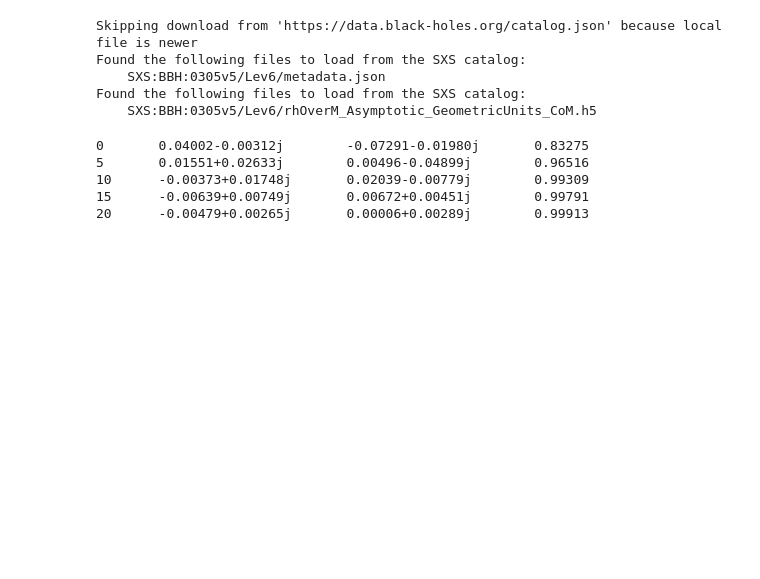
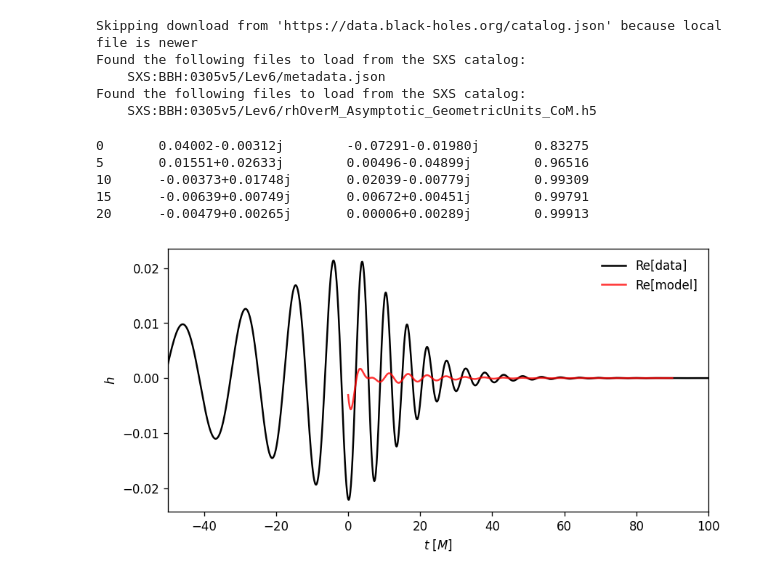
Before and after one commit to eliotfinch/qnmfits, a Jupyter notebook: examples/code_comparison.ipynb, the cells around one changed output. Drawn from its saved outputs; the diff is of its cells as text; code cells hidden in the pictures; blank space fills up the shorter version.

```diff
--- a/examples/code_comparison.ipynb
+++ b/examples/code_comparison.ipynb
@@ -54,5 +54,7 @@ result_0 = qnmfits.ringdown_fit(
     T=90
 )
 # %%
-qnmfits.plot_ringdown(sim.times, sim.h[4,4], best_fit=result_0, fig_kw={'dpi':120}, outfile='fig1.png')
+qnmfits.plot_ringdown(sim.times, sim.h[4,4], best_fit=result_0, fig_kw={'dpi':120}) # , outfile='fig1.png')
+# %% [output]
+[figure, added]
 # %%
```
Also changed, not shown: parts of 3 cells of this notebook, 1 other file.
